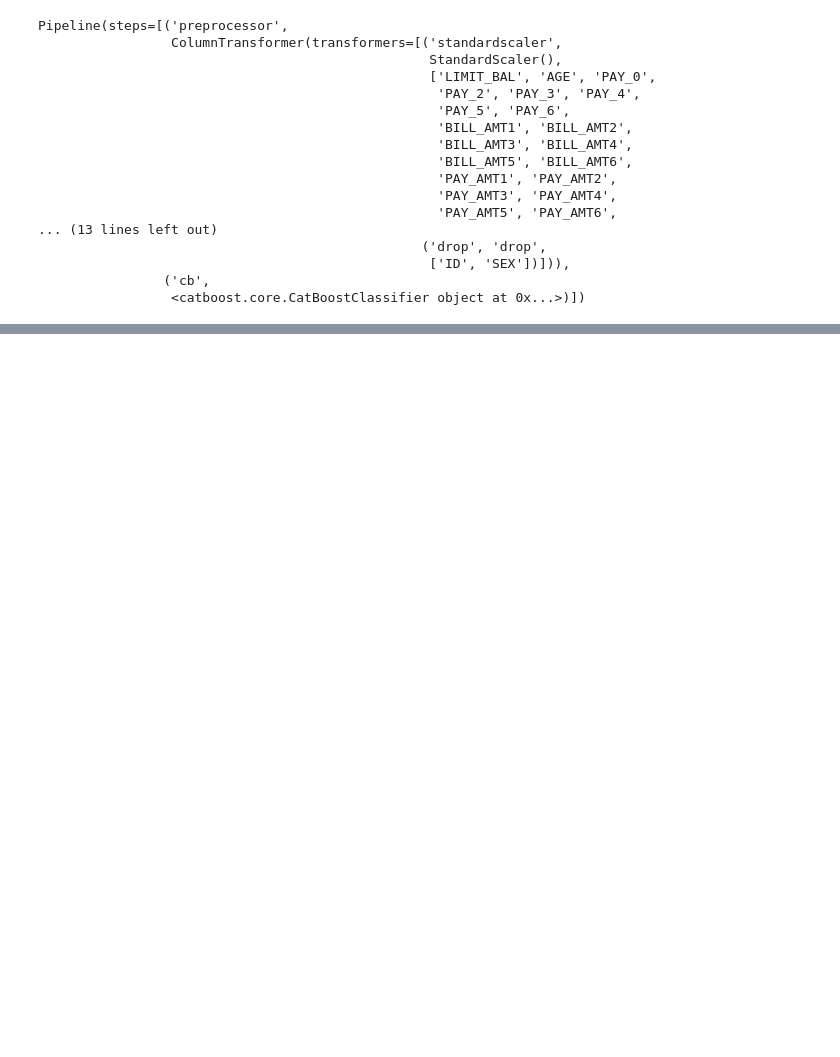
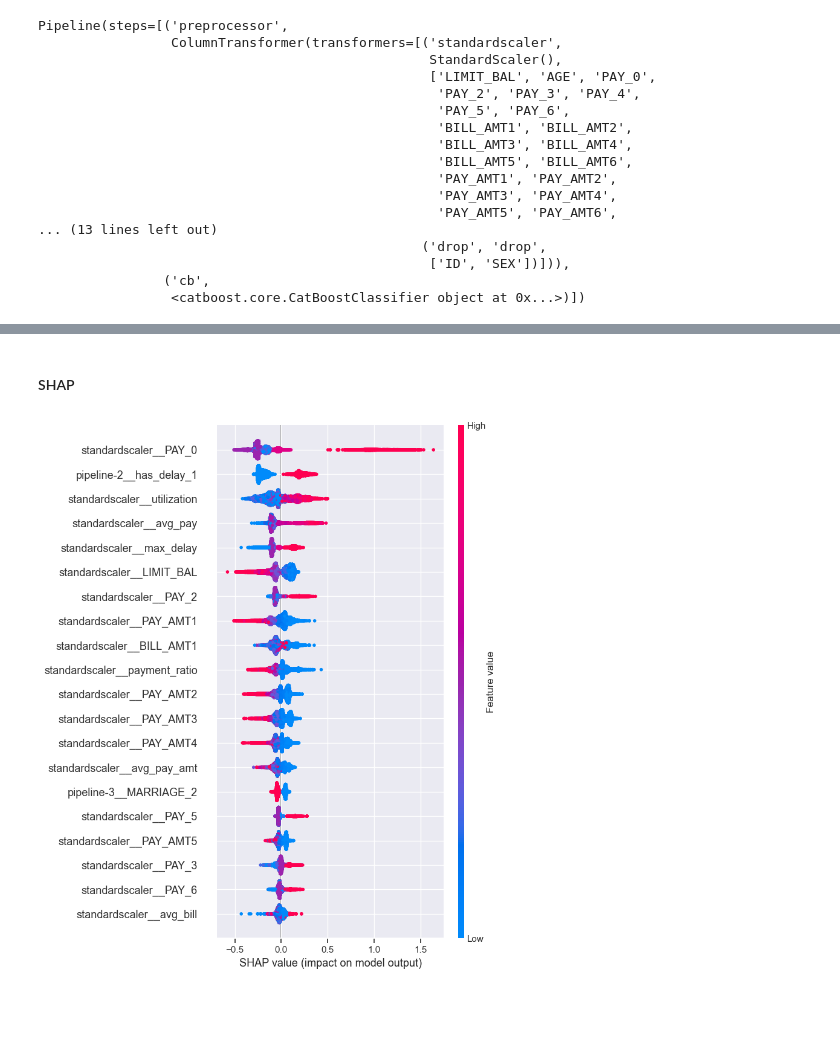
Before and after one commit to krish-arora-88/Credit-Card-Payment-Default-Prediction-Model, a Jupyter notebook: hw5.ipynb, the cells around one changed output, grey strips where cells are left out. Cells and saved outputs as stored; diff of their text form; code cells hidden in the pictures; blank space fills up the shorter version.

```diff
--- a/hw5.ipynb
+++ b/hw5.ipynb
@@ -1201,3 +1176,19 @@ Ellipsis
+# %% [markdown]
+#### SHAP
+# %%
+# Assuming your model is stored in a pipeline (e.g., pipe_cb)
+model = pipeline_cb_mean.named_steps['cb']  # Extract the trained model from the pipeline
+
+# Create a SHAP explainer (for tree-based models)
+explainer = shap.TreeExplainer(model)
+
+# Calculate SHAP values for the dataset (use the training data or test data)
+shap_values = explainer.shap_values(X_train_scaled)  # X_train is the feature set
+
+# Plot a summary plot to visualize the feature importance
+shap.summary_plot(shap_values, X_train_scaled)
+# %% [output]
+[figure, added]
 # %% [markdown]
 <!-- END QUESTION -->
 
```
Also changed, not shown: parts of 15 cells of this notebook.
